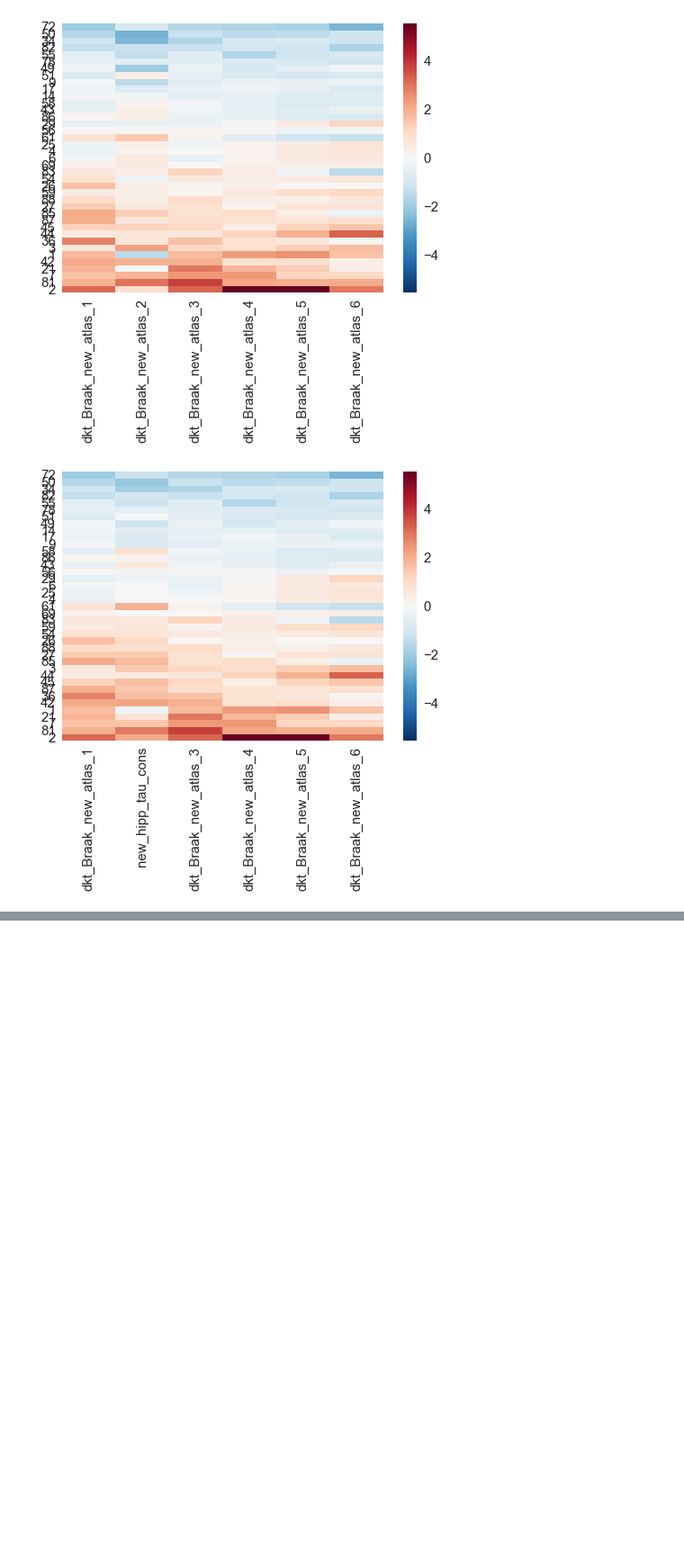
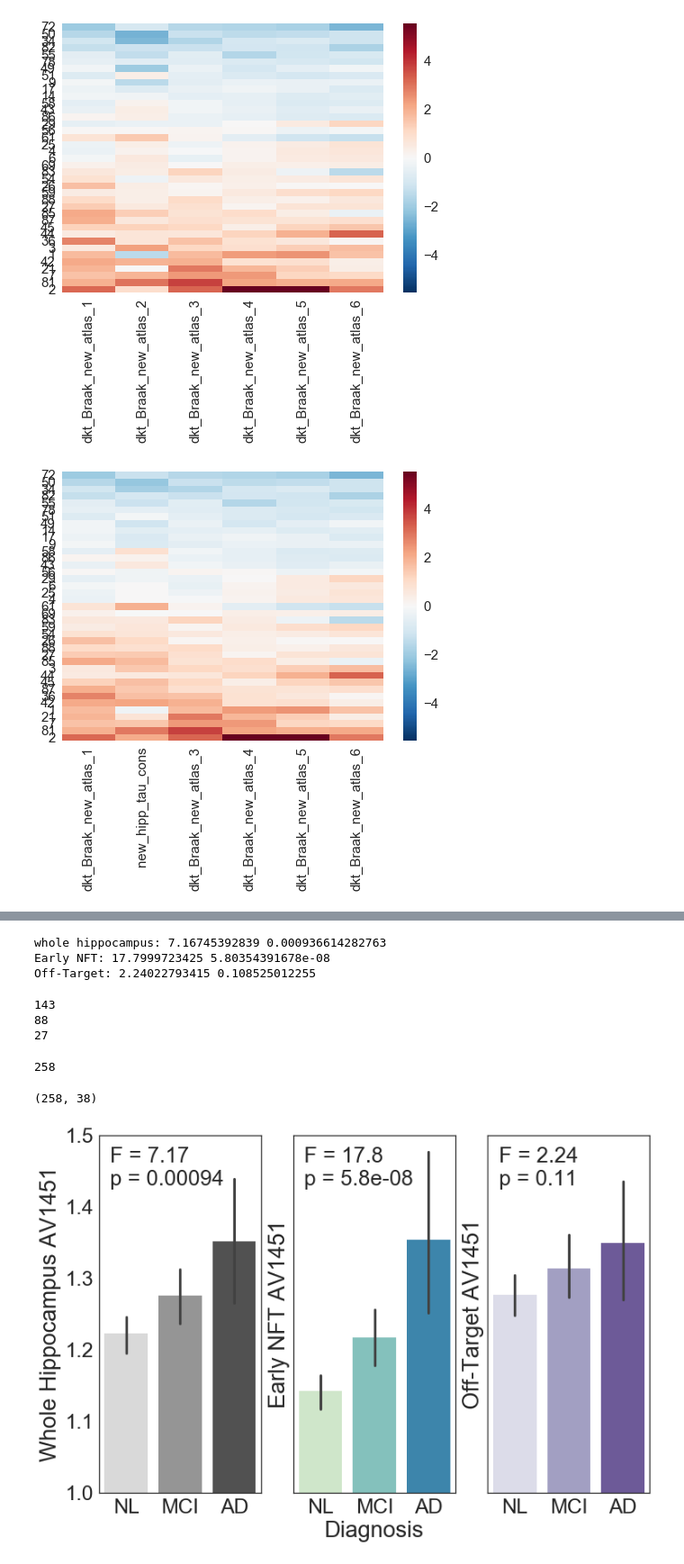
Before and after one commit to illdopejake/hack_projects, a Jupyter notebook: Tau_clustering_analyses.ipynb, the cells around one changed output, grey strips where cells are left out. Shown at 90% size. Saved outputs shown, nothing was run; the diff lists cells and outputs as text; code cells hidden in the pictures; blank space fills up the shorter version.

Commit message:
added office-use code to ABA analysis. modified tau-clustering

```diff
--- a/Tau_clustering_analyses.ipynb
+++ b/Tau_clustering_analyses.ipynb
@@ -1926,0 +1935,2 @@ plt.show()
+# %%
+bt.index = bt.ID
@@ -1926,0 +1988,65 @@ plt.show()
+# %%
+bt.columns = ncols
+# %%
+whF, whp = stats.f_oneway(bt[bt.DX_fill == 'NL']['AV1451 Whole Hippocampus'],
+              bt[bt.DX_fill == 'MCI']['AV1451 Whole Hippocampus'],
+              bt[bt.DX_fill == 'Dementia']['AV1451 Whole Hippocampus'])
+print('whole hippocampus:',whF,whp)
+
+etF, etp = stats.f_oneway(bt[bt.DX_fill == 'NL']['AV1451 Early NFT'],
+              bt[bt.DX_fill == 'MCI']['AV1451 Early NFT'],
+              bt[bt.DX_fill == 'Dementia']['AV1451 Early NFT'])
+print('Early NFT:',etF,etp)
+
+otF, otp = stats.f_oneway(bt[bt.DX_fill == 'NL']['AV1451 Off-Target'],
+              bt[bt.DX_fill == 'MCI']['AV1451 Off-Target'],
+              bt[bt.DX_fill == 'Dementia']['AV1451 Off-Target'])
+print('Off-Target:',otF,otp)
+# %% [output]
+whole hippocampus: 7.16745392839 0.000936614282763
+Early NFT: 17.7999723425 5.80354391678e-08
+Off-Target: 2.24022793415 0.108525012255
+# %%
+bt.loc[:,'DX'] = ['AD' if x == 'Dementia' else x for x in bt.DX_fill]
+# %%
+print(len(bt[bt.DX=='NL']))
+print(len(bt[bt.DX=='MCI']))
+print(len(bt[bt.DX=='AD']))
+# %% [output]
+143
+88
+27
+# %%
+143+88+27
+# %% [output]
+258
+# %%
+bt.shape
+# %% [output]
+(258, 38)
+# %%
+plt.close()
+sns.set(font_scale=2.5)
+sns.set_style('white')
+fig, (ax1, ax2, ax3) = plt.subplots(ncols=3, sharey=True, figsize=[12,8])
+sns.barplot('DX','AV1451 Whole Hippocampus',data=bt,
+            order = ['NL', 'MCI', 'AD'], ax=ax1, palette='Greys')
+sns.barplot('DX','AV1451 Early NFT',data=bt,
+            order = ['NL', 'MCI', 'AD'], ax=ax2, palette='GnBu')
+sns.barplot('DX','AV1451 Off-Target',data=bt,
+            order = ['NL', 'MCI', 'AD'], ax=ax3, palette='Purples')
+ax1.set_ylabel('Whole Hippocampus AV1451')
+ax2.set_ylabel('Early NFT AV1451')
+ax3.set_ylabel('Off-Target AV1451')
+ax1.set_xlabel('')
+ax2.set_xlabel('Diagnosis')
+ax3.set_xlabel('')
+#plt.yticks([-0.1, 0, 0.1, 0.2])
+ax1.text(-0.3, 1.43,'F = %s\np = %s'%(float('%.3g' % whF),float('%.2g' % whp)), fontsize=26)
+ax2.text(-0.3, 1.43,'F = %s\np = %s'%(float('%.3g' % etF),float('%.2g' % etp)), fontsize=26)
+ax3.text(-0.3, 1.43,'F = %s\np = %s'%(float('%.3g' % otF),float('%.2g' % otp)), fontsize=26)
+plt.ylim(1.0, 1.5)
+fig.savefig('/Users/jakevogel/Dropbox/JAKE - AV1451 Clustering/Hippocampus_Project/HBM/DX_n258.pdf')
+plt.show()
+# %% [output]
+[figure, added]
```
Also changed, not shown: parts of 21 cells of this notebook, 1 other file.
